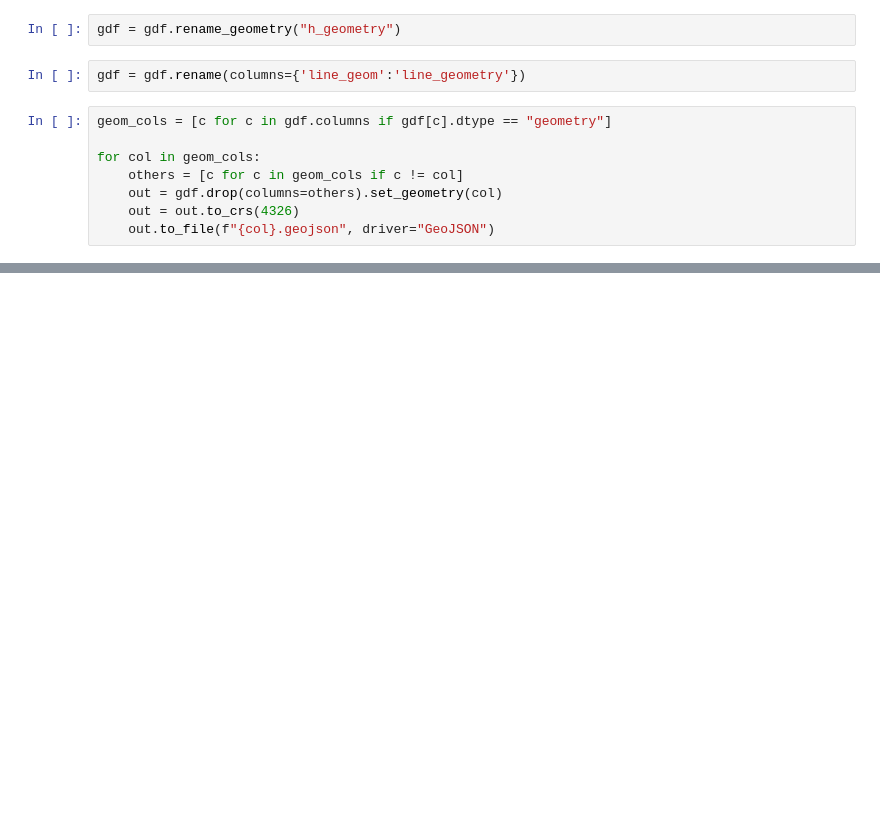
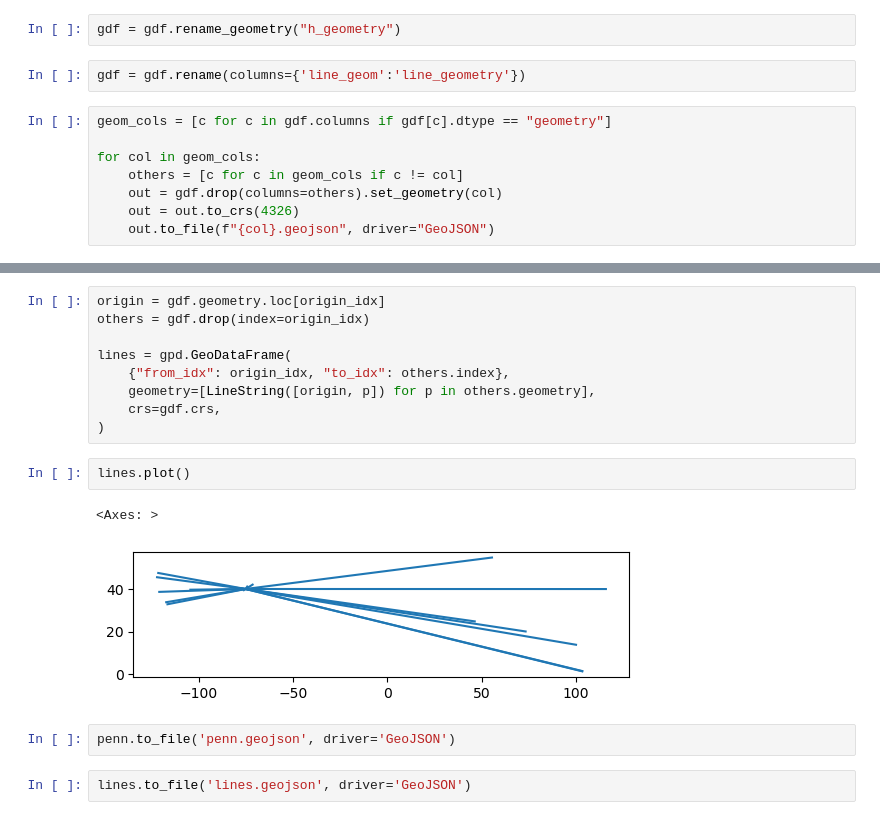
Before and after one commit to michaeljpincus/collab, a Jupyter notebook: land.ipynb, the cells around one changed output, grey strips where cells are left out. Drawn from its saved outputs; the diff is of its cells as text; blank space fills up the shorter version.

```diff
--- a/land.ipynb
+++ b/land.ipynb
@@ -78,0 +103,18 @@ for col in geom_cols:
+# %%
+origin = gdf.geometry.loc[origin_idx]
+others = gdf.drop(index=origin_idx)
+
+lines = gpd.GeoDataFrame(
+    {"from_idx": origin_idx, "to_idx": others.index},
+    geometry=[LineString([origin, p]) for p in others.geometry],
+    crs=gdf.crs,
+)
+# %%
+lines.plot()
+# %% [output]
+<Axes: >
+[figure, added]
+# %%
+penn.to_file('penn.geojson', driver='GeoJSON')
+# %%
+lines.to_file('lines.geojson', driver='GeoJSON')
```
Also changed, not shown: parts of 5 cells of this notebook, 6 other files.
